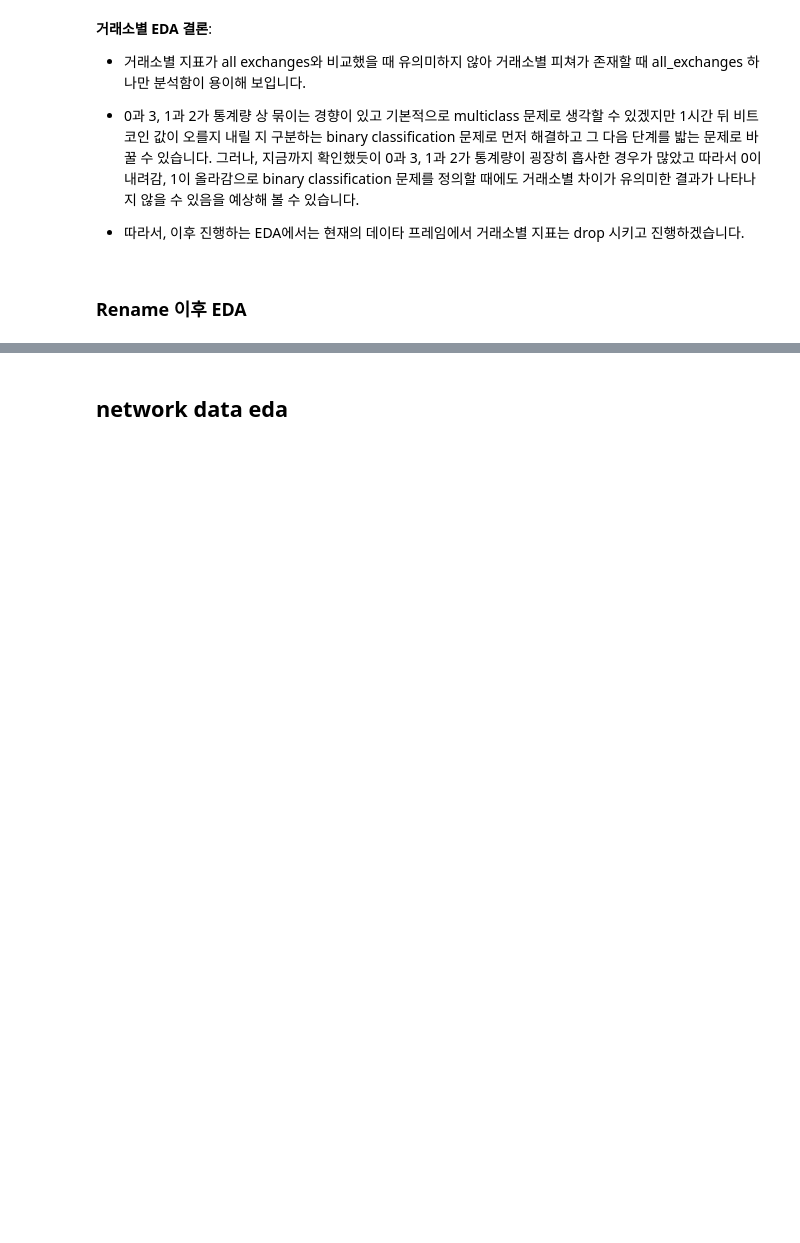
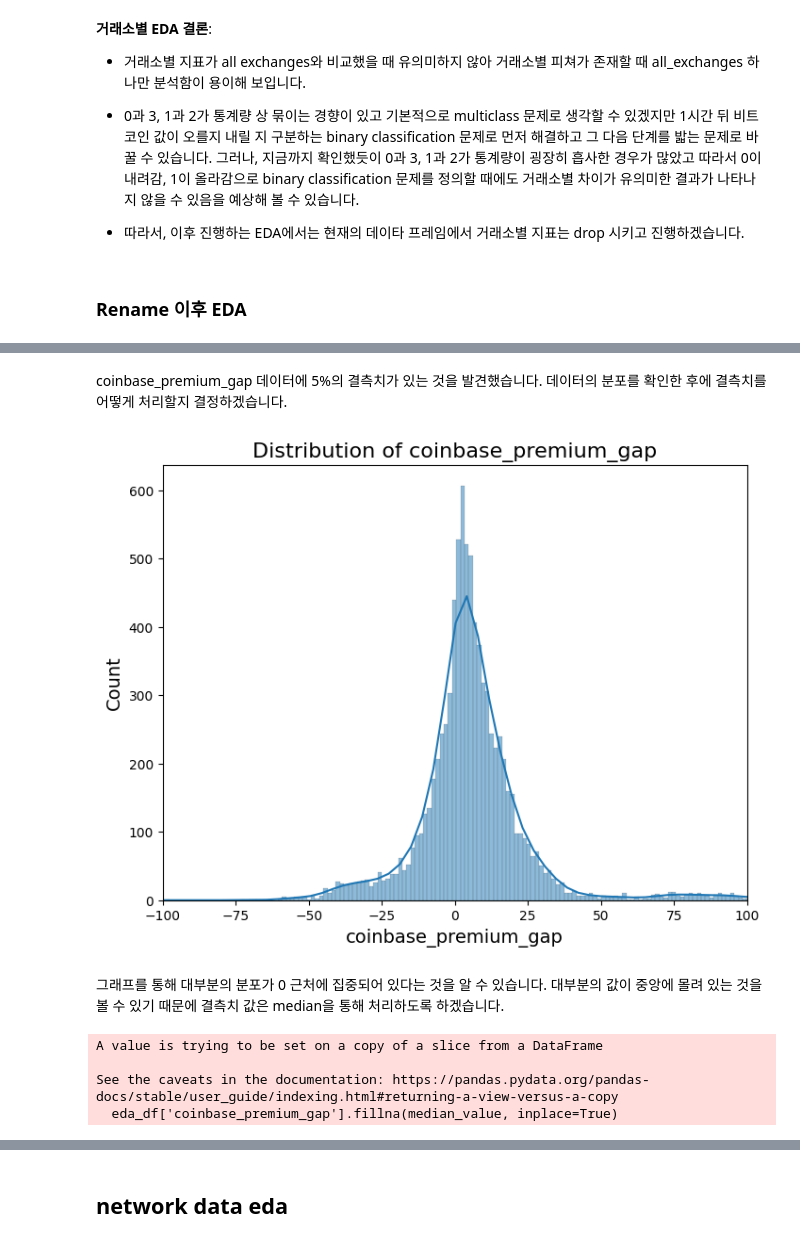
Before and after one commit to boostcampaitech7/level1-classificationinmachinelearning-recsys-10, a Jupyter notebook: eda_fe.ipynb, the cells around one changed output, grey strips where cells are left out. Drawn from its saved outputs; the diff is of its cells as text; code cells hidden in the pictures; blank space fills up the shorter version.

```diff
--- a/eda_fe.ipynb
+++ b/eda_fe.ipynb
@@ -636,0 +638,10 @@ df.shape
+# %%
+# 'hourly_market'로 시작하는 열 이름을 필터링
+hourly_market_columns = [col for col in cols_dict.keys() if col.startswith('hourly_market')]
+
+# 해당 열만 추출하여 새로운 데이터프레임 생성
+df_hourly_market = df[['ID',"_type","target","coinbase_premium_gap","funding_rates","long_liquidations","short_liquidations",
+                       "open_interest","buy_ratio","buy_sell_ratio","buy_volume", "sell_ratio","sell_volume",]]
+
+# 결과 확인
+df_hourly_market.head()
@@ -636,0 +657,11 @@ df.shape
+# %%
+eda_df = df_hourly_market.loc[df_hourly_market["_type"] == "train"]
+# 각 열에서 누락된 값의 수를 계산
+missing_values = eda_df.isnull().sum()
+
+# 누락된 값의 백분율 계산
+missing_percentage = (missing_values / len(eda_df)) * 100
+
+# 누락된 값 비율을 기준으로 열 정렬
+sorted_missing_percentage = missing_percentage.sort_values(ascending=False)
+sorted_missing_percentage
@@ -636,0 +684,28 @@ df.shape
+# %% [markdown]
+coinbase_premium_gap 데이터에 5%의 결측치가 있는 것을 발견했습니다. 데이터의 분포를 확인한 후에 결측치를 어떻게 처리할지 결정하겠습니다.
+# %%
+# 데이터의 분포 확인
+plt.figure(figsize=(8, 6))
+sns.histplot(eda_df['coinbase_premium_gap'].dropna(), kde=True)
+
+# x축의 범위를 -100 ~ 100으로 조정
+plt.xlim(-100, 100)
+
+# 제목과 축 레이블 추가
+plt.title('Distribution of coinbase_premium_gap', fontsize=16)
+plt.xlabel('coinbase_premium_gap', fontsize=14)
+plt.ylabel('Count', fontsize=14)
+plt.show()
+# %% [output]
+[figure, added]
+# %% [markdown]
+그래프를 통해 대부분의 분포가 0 근처에 집중되어 있다는 것을 알 수 있습니다. 대부분의 값이 중앙에 몰려 있는 것을 볼 수 있기 때문에 결측치 값은 median을 통해 처리하도록 하겠습니다.
+# %%
+# 중앙값 계산 후 결측치 채우기
+median_value = eda_df['coinbase_premium_gap'].median()
+eda_df['coinbase_premium_gap'].fillna(median_value, inplace=True)
+# %% [output]
+A value is trying to be set on a copy of a slice from a DataFrame
+
+See the caveats in the documentation: https://pandas.pydata.org/pandas-docs/stable/user_guide/indexing.html#returning-a-view-versus-a-copy
+  eda_df['coinbase_premium_gap'].fillna(median_value, inplace=True)
```
Also changed, not shown: parts of 38 cells of this notebook.
